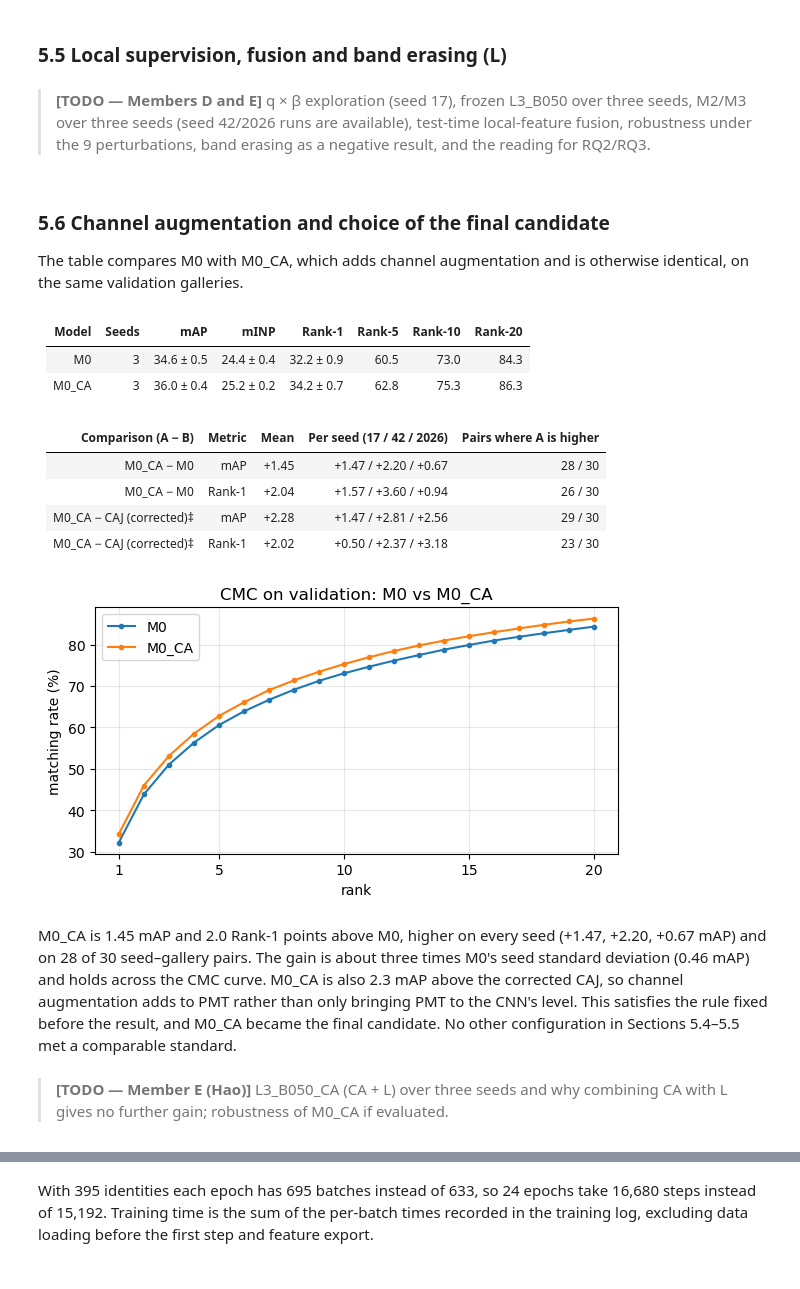
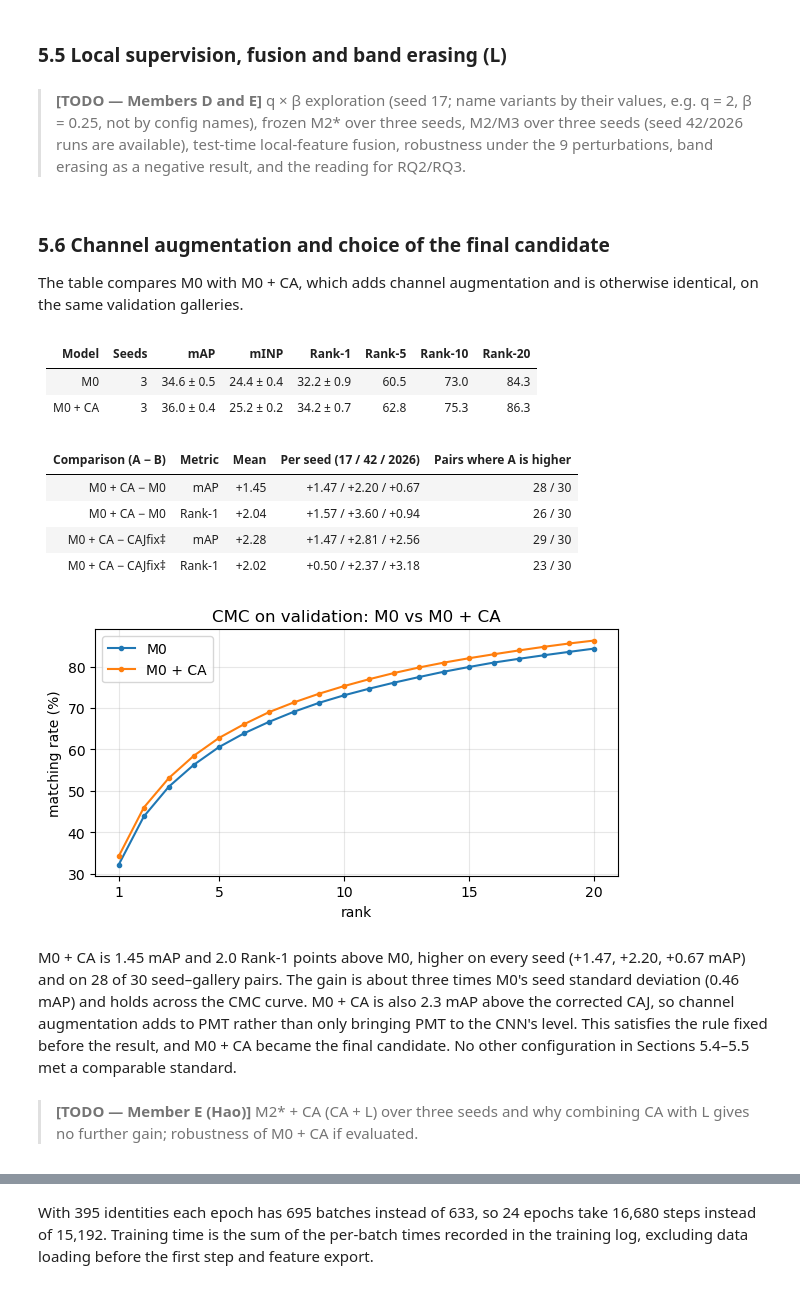
Before and after one commit to cattiesu2025/9444_project, a Jupyter notebook: submission/project.ipynb, the cells around one changed output, grey strips where cells are left out. Saved outputs shown, nothing was run; the diff lists cells and outputs as text; code cells hidden in the pictures.

```diff
--- a/submission/project.ipynb
+++ b/submission/project.ipynb
@@ -385,5 +387,5 @@ val = json.loads('{"V0":[{"run_id":"dev_V0_seed17_katana_20261030","seed":17,"mA
 resources = json.loads('{"V0":{"backbone":"ViT-B/16","input":"256×128","epochs":24,"params_m":86.04,"gflops":37.73,"gpu_hours":0.77},"M0":{"backbone":"ViT-B/16","input":"256×128","epochs":24,"params_m":86.04,"gflops":37.73,"gpu_hours":0.99},"AGW":{"backbone":"ResNet-50","input":"288×144","epochs":81,"params_m":24.16,"gflops":10.27,"gpu_hours":1.89},"CAJ":{"backbone":"ResNet-50","input":"288×144","epochs":100,"params_m":24.16,"gflops":10.27,"gpu_hours":3.57},"CAJ_fix":{"backbone":"ResNet-50","input":"288×144","epochs":100,"params_m":24.16,"gflops":10.27,"gpu_hours":3.58}}')
-labels = {"V0": "V0", "M0": "M0", "AGW": "AGW", "CAJ": "CAJ (authors' code)†", "CAJ_fix": "CAJ (corrected)‡", "M0_CA": "M0_CA"}
+labels = {"V0": "V0", "M0": "M0", "AGW": "AGW", "CAJ": "CAJ†", "CAJ_fix": "CAJfix‡", "M0_CA": "M0 + CA"}
 pct = lambda value: f"{100 * value:.1f}"
 
 def seed_stats(name, metric):
@@ -421,7 +423,7 @@ rows = []
 for a, b in (("V0", "M0"), ("AGW", "M0"), ("CAJ_fix", "M0"), ("CAJ_fix", "AGW")):
     for metric, label in (("mAP", "mAP"), ("rank1", "Rank-1")):
         diff = paired(a, b, metric)
-        rows.append([f"{labels[a]} − {b}", label, f"{diff.mean() + 0.0:+.2f}",
+        rows.append([f"{labels[a]} − {labels[b]}", label, f"{diff.mean() + 0.0:+.2f}",
                      " / ".join(f"{d:+.2f}" for d in diff.mean(axis=1)), f"{(diff > 0).sum()} / {diff.size}"])
 show_table(["Comparison (A − B)", "Metric", "Mean", "Per seed (17 / 42 / 2026)", "Pairs where A is higher"], rows)
 # %% [output]
@@ -533,46 +535,46 @@ show_table(["Weighting", "Mean furthest-positive distance", "Mean closest-negati
 # %% [markdown]
 ### 5.5 Local supervision, fusion and band erasing (L)
 # %% [markdown]
-> **[TODO — Members D and E]** q × β exploration (seed 17), frozen L3_B050 over three seeds, M2/M3 over three seeds (seed 42/2026 runs are available), test-time local-feature fusion, robustness under the 9 perturbations, band erasing as a negative result, and the reading for RQ2/RQ3.
+> **[TODO — Members D and E]** q × β exploration (seed 17; name variants by their values, e.g. q = 2, β = 0.25, not by config names), frozen M2\* over three seeds, M2/M3 over three seeds (seed 42/2026 runs are available), test-time local-feature fusion, robustness under the 9 perturbations, band erasing as a negative result, and the reading for RQ2/RQ3.
 # %% [markdown]
 ### 5.6 Channel augmentation and choice of the final candidate
 
-The table compares M0 with M0_CA, which adds channel augmentation and is otherwise identical, on the same validation galleries.
+The table compares M0 with M0 + CA, which adds channel augmentation and is otherwise identical, on the same validation galleries.
 # %%
 show_table(["Model", "Seeds", "mAP", "mINP", "Rank-1", "Rank-5", "Rank-10", "Rank-20"], [
     [labels[n], len(val[n]), mean_sd(n, "mAP"), mean_sd(n, "mINP"), mean_sd(n, "rank1"),
      *[f"{seed_stats(n, m)[0]:.1f}" for m in ("rank5", "rank10", "rank20")]] for n in ("M0", "M0_CA")])
 rows = []
 for a, b in (("M0_CA", "M0"), ("M0_CA", "CAJ_fix")):
     for metric, label in (("mAP", "mAP"), ("rank1", "Rank-1")):
         diff = paired(a, b, metric)
         rows.append([f"{labels[a]} − {labels[b]}", label, f"{diff.mean():+.2f}",
                      " / ".join(f"{d:+.2f}" for d in diff.mean(axis=1)), f"{(diff > 0).sum()} / {diff.size}"])
 show_table(["Comparison (A − B)", "Metric", "Mean", "Per seed (17 / 42 / 2026)", "Pairs where A is higher"], rows)
 
 fig, ax = plt.subplots(figsize=(6, 3.4))
 for name in ("M0", "M0_CA"):
     cmc = 100 * np.mean([run["cmc"] for run in val[name]], axis=0)
     ax.plot(range(1, 21), cmc, marker="o", ms=3, label=labels[name])
 ax.set_xlabel("rank"); ax.set_ylabel("matching rate (%)"); ax.set_xticks([1, 5, 10, 15, 20])
-ax.set_title("CMC on validation: M0 vs M0_CA"); ax.grid(alpha=0.3); ax.legend()
+ax.set_title("CMC on validation: M0 vs M0 + CA"); ax.grid(alpha=0.3); ax.legend()
 plt.tight_layout(); plt.show()
 # %% [output]
 | Model | Seeds | mAP | mINP | Rank-1 | Rank-5 | Rank-10 | Rank-20 |
 | --- | --- | --- | --- | --- | --- | --- | --- |
 | M0 | 3 | 34.6 ± 0.5 | 24.4 ± 0.4 | 32.2 ± 0.9 | 60.5 | 73.0 | 84.3 |
-| M0_CA | 3 | 36.0 ± 0.4 | 25.2 ± 0.2 | 34.2 ± 0.7 | 62.8 | 75.3 | 86.3 |
+| M0 + CA | 3 | 36.0 ± 0.4 | 25.2 ± 0.2 | 34.2 ± 0.7 | 62.8 | 75.3 | 86.3 |
 | Comparison (A − B) | Metric | Mean | Per seed (17 / 42 / 2026) | Pairs where A is higher |
 | --- | --- | --- | --- | --- |
-| M0_CA − M0 | mAP | +1.45 | +1.47 / +2.20 / +0.67 | 28 / 30 |
-| M0_CA − M0 | Rank-1 | +2.04 | +1.57 / +3.60 / +0.94 | 26 / 30 |
-| M0_CA − CAJ (corrected)‡ | mAP | +2.28 | +1.47 / +2.81 / +2.56 | 29 / 30 |
-| M0_CA − CAJ (corrected)‡ | Rank-1 | +2.02 | +0.50 / +2.37 / +3.18 | 23 / 30 |
+| M0 + CA − M0 | mAP | +1.45 | +1.47 / +2.20 / +0.67 | 28 / 30 |
+| M0 + CA − M0 | Rank-1 | +2.04 | +1.57 / +3.60 / +0.94 | 26 / 30 |
+| M0 + CA − CAJfix‡ | mAP | +2.28 | +1.47 / +2.81 / +2.56 | 29 / 30 |
+| M0 + CA − CAJfix‡ | Rank-1 | +2.02 | +0.50 / +2.37 / +3.18 | 23 / 30 |
-[figure, old version]
+[figure, new version]
 # %% [markdown]
-M0_CA is 1.45 mAP and 2.0 Rank-1 points above M0, higher on every seed (+1.47, +2.20, +0.67 mAP) and on 28 of 30 seed–gallery pairs. The gain is about three times M0's seed standard deviation (0.46 mAP) and holds across the CMC curve. M0_CA is also 2.3 mAP above the corrected CAJ, so channel augmentation adds to PMT rather than only bringing PMT to the CNN's level. This satisfies the rule fixed before the result, and M0_CA became the final candidate. No other configuration in Sections 5.4–5.5 met a comparable standard.
+M0 + CA is 1.45 mAP and 2.0 Rank-1 points above M0, higher on every seed (+1.47, +2.20, +0.67 mAP) and on 28 of 30 seed–gallery pairs. The gain is about three times M0's seed standard deviation (0.46 mAP) and holds across the CMC curve. M0 + CA is also 2.3 mAP above the corrected CAJ, so channel augmentation adds to PMT rather than only bringing PMT to the CNN's level. This satisfies the rule fixed before the result, and M0 + CA became the final candidate. No other configuration in Sections 5.4–5.5 met a comparable standard.
 # %% [markdown]
-> **[TODO — Member E (Hao)]** L3_B050_CA (CA + L) over three seeds and why combining CA with L gives no further gain; robustness of M0_CA if evaluated.
+> **[TODO — Member E (Hao)]** M2\* + CA (CA + L) over three seeds and why combining CA with L gives no further gain; robustness of M0 + CA if evaluated.
 # %% [markdown]
 ### 5.7 Final test results
 
```
Also changed, not shown: parts of 14 cells of this notebook, 2 other files.
